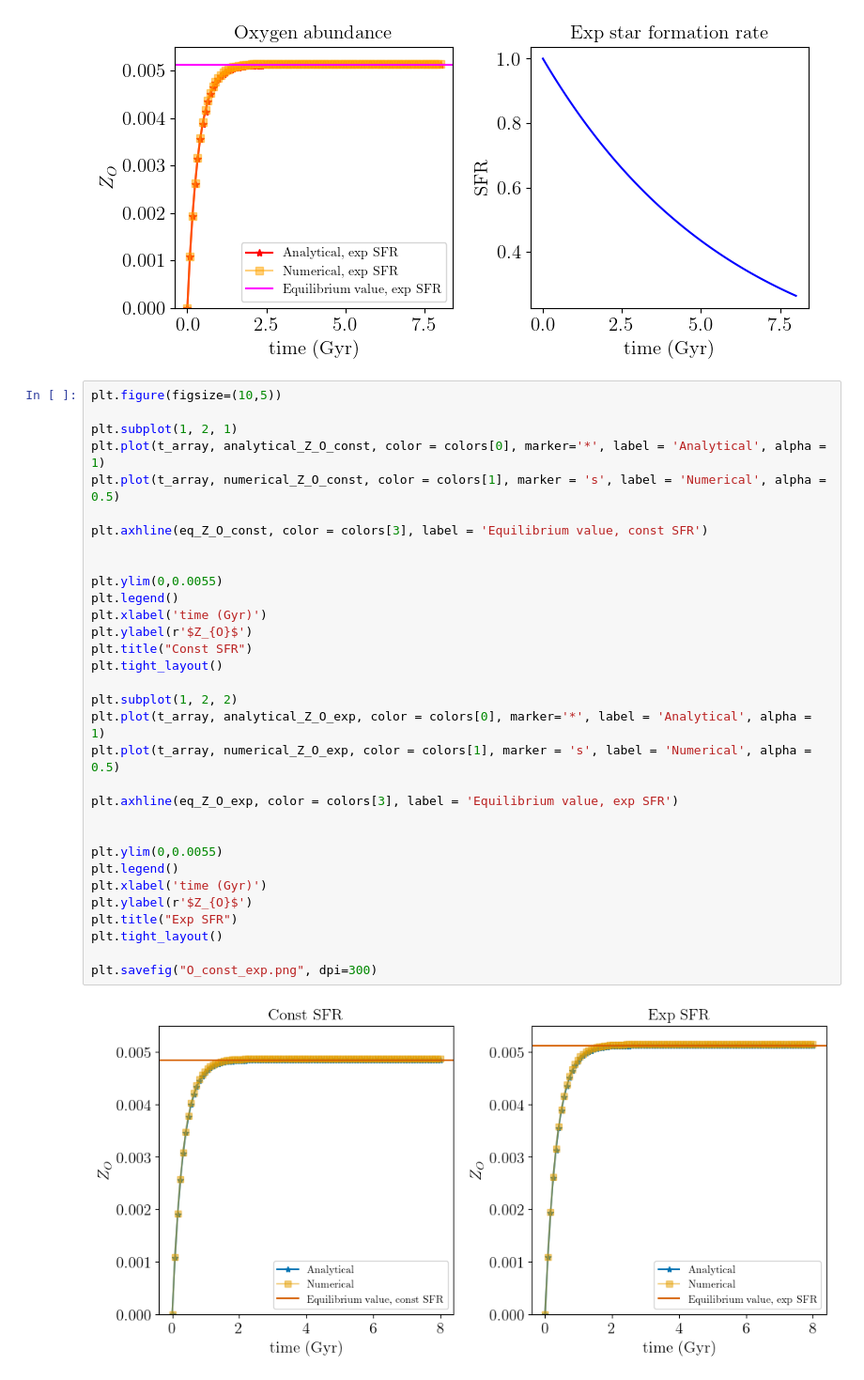
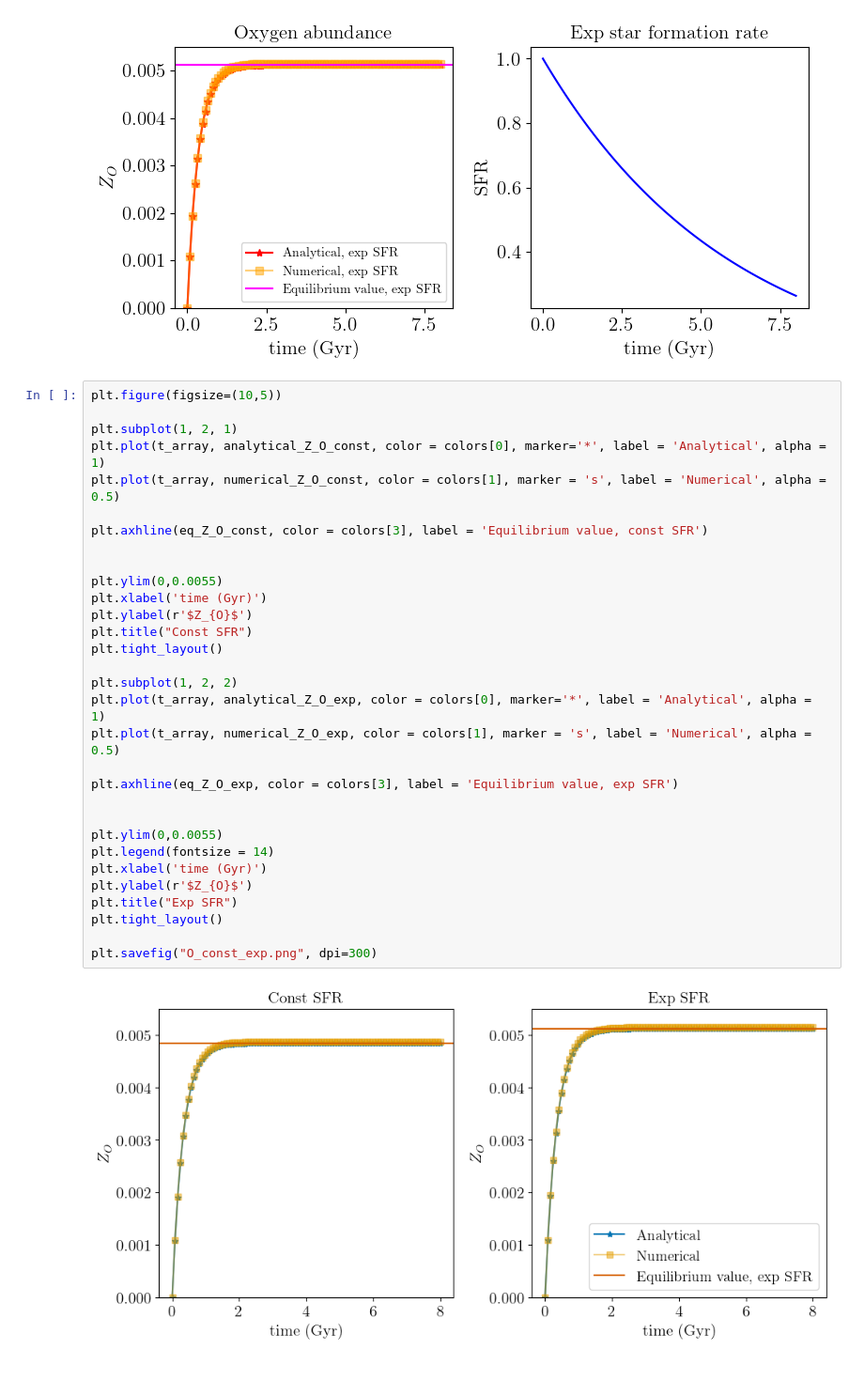
Before and after one commit to haniyehtajer/chemevo, a Jupyter notebook: examples/Oxygen_abundance.ipynb, the cells around one changed output. Shown: that part at 94% size. Cells and saved outputs as stored; diff of their text form.

```diff
--- a/examples/Oxygen_abundance.ipynb
+++ b/examples/Oxygen_abundance.ipynb
@@ -137,33 +137,32 @@ plt.show()
 plt.figure(figsize=(10,5))
 
 plt.subplot(1, 2, 1)
 plt.plot(t_array, analytical_Z_O_const, color = colors[0], marker='*', label = 'Analytical', alpha = 1)
 plt.plot(t_array, numerical_Z_O_const, color = colors[1], marker = 's', label = 'Numerical', alpha = 0.5)
 
 plt.axhline(eq_Z_O_const, color = colors[3], label = 'Equilibrium value, const SFR')
 
 
 plt.ylim(0,0.0055)
-plt.legend()
 plt.xlabel('time (Gyr)')
 plt.ylabel(r'$Z_{O}$')
 plt.title("Const SFR")
 plt.tight_layout()
 
 plt.subplot(1, 2, 2)
 plt.plot(t_array, analytical_Z_O_exp, color = colors[0], marker='*', label = 'Analytical', alpha = 1)
 plt.plot(t_array, numerical_Z_O_exp, color = colors[1], marker = 's', label = 'Numerical', alpha = 0.5)
 
 plt.axhline(eq_Z_O_exp, color = colors[3], label = 'Equilibrium value, exp SFR')
 
 
 plt.ylim(0,0.0055)
-plt.legend()
+plt.legend(fontsize = 14)
 plt.xlabel('time (Gyr)')
 plt.ylabel(r'$Z_{O}$')
 plt.title("Exp SFR")
 plt.tight_layout()
 
 plt.savefig("O_const_exp.png", dpi=300)
 # %% [output]
-[figure, old version]
+[figure, new version]
```
Also changed, not shown: parts of 1 cell of this notebook, 6 other files.
